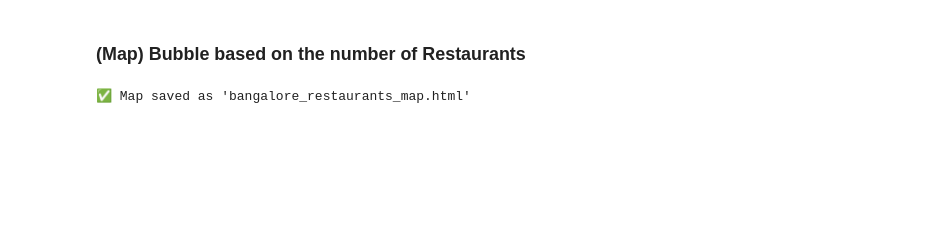
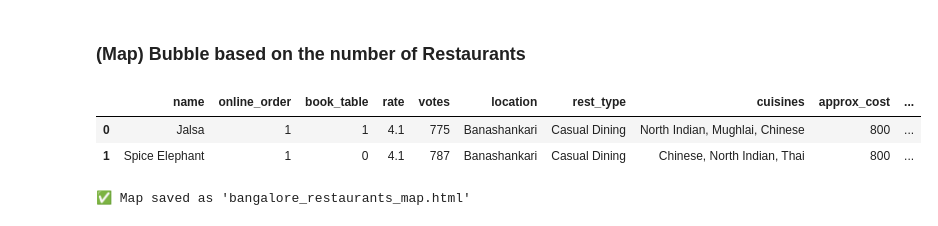
Before and after one commit to bhavbooks/Zomato-Restaurants-Rating-Prediction-, a Jupyter notebook: notebooks/EDA.ipynb, the cells around one changed output. Cells and saved outputs as stored; diff of their text form; code cells hidden in the pictures; blank space fills up the shorter version.

```diff
--- a/notebooks/EDA.ipynb
+++ b/notebooks/EDA.ipynb
@@ -756,4 +727,10 @@ Index(['url', 'address', 'name', 'online_order', 'book_table', 'rate', 'votes',
       dtype='object')
 # %% [markdown]
 ### (Map) Bubble based on the number of Restaurants
+# %%
+df.head(2)
+# %% [output]
+|  | name | online_order | book_table | rate | votes | location | rest_type | cuisines | approx_cost | ... |
+| 0 | Jalsa | 1 | 1 | 4.1 | 775 | Banashankari | Casual Dining | North Indian, Mughlai, Chinese | 800 | ... |
+| 1 | Spice Elephant | 1 | 0 | 4.1 | 787 | Banashankari | Casual Dining | Chinese, North Indian, Thai | 800 | ... |
 # %%
```
Also changed, not shown: parts of 29 cells of this notebook, 3 other files.
